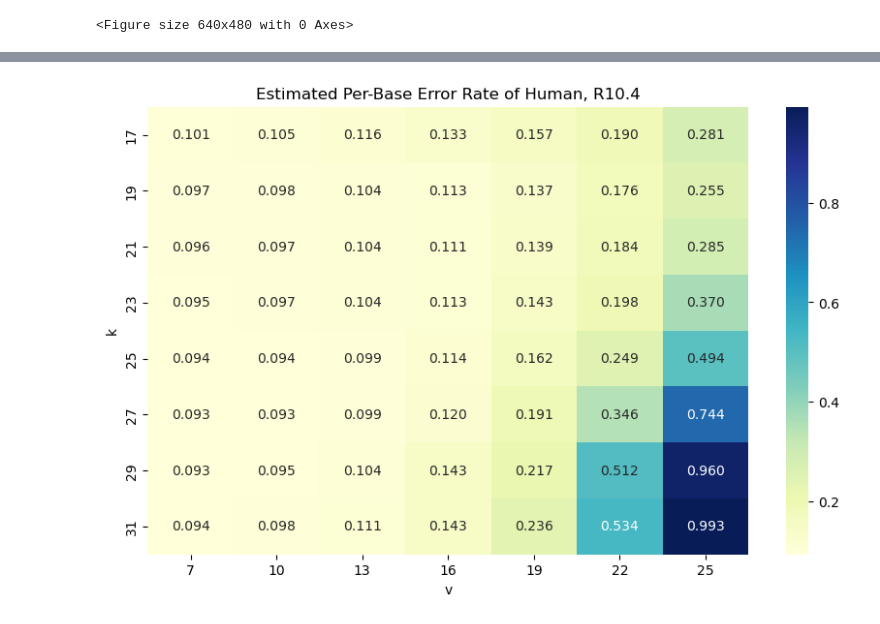
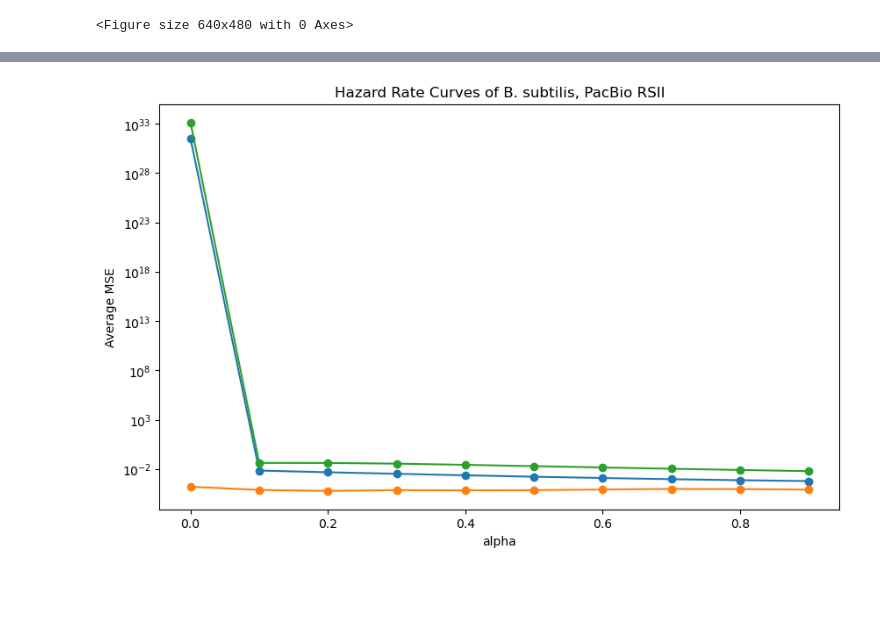
Before and after one commit to GZHoffie/skiver-test, a Jupyter notebook: experiments/parameter_dependence/plot_results_trim.ipynb, the cells around one changed output, grey strips where cells are left out. Cells and saved outputs as stored; diff of their text form; code cells hidden in the pictures; blank space fills up the shorter version.

```diff
--- a/experiments/parameter_dependence/plot_results_trim.ipynb
+++ b/experiments/parameter_dependence/plot_results_trim.ipynb
@@ -468,45 +527,72 @@ import pandas as pd
 import matplotlib.pyplot as plt
 import sklearn
 
-k_range = [17, 19, 21, 23, 25, 27, 29, 31]
-v_range = [7, 10, 13, 16, 19, 22, 25]
+k_range = [19, 21, 23, 25, 27, 29, 31]
+v_range = [7, 10, 13, 16, 19, 22]
+
+alpha_list = np.arange(0, 1, 0.1)
 
 plt.figure(figsize=(10, 6))
 
+ground_truth_survival_rate_file = "../../output/zymo/SRR7498042_ref.matched_kmers.csv"
+ground_truth_survival_rate_df = pd.read_csv(ground_truth_survival_rate_file)
+ground_truth_survival_rate = list(ground_truth_survival_rate_df["num_kmer_hit"])
+dataset_name = "B. subtilis, PacBio RSII"
 
-k_list = []
-v_list = []
-lambda_list = []
-beta_list = []
 
-for k in k_range:
-    for v in v_range:
-        hazard_rate_file = f"../../output/parameter_dependence_trim/SRR7498042_k{k}_v{v}.hazard_rate.csv"
-        hazard_rate_df = pd.read_csv(hazard_rate_file)
+hazard_rate_avg_mse_list = []
+survival_rate_avg_mse_list = []
 
-        lambda_, beta_ = fit_weibull(hazard_rate_df["t"], hazard_rate_df["hazard_ratio"], alpha=0.5)
-        k_list.append(k)
-        v_list.append(v)
-        lambda_list.append(lambda_)
-        beta_list.append(beta_)
 
-        plt.plot(hazard_rate_df["t"], hazard_rate_df["hazard_ratio"], label=f"k={k}, v={v}")
+for alpha in alpha_list:
+    k_list = []
+    v_list = []
+    lambda_list = []
+    beta_list = []
+    survival_rate_mse_list = []
+    hazard_rate_mse_list = []
+    for k in k_range:
+        for v in v_range:
+            hazard_rate_file = f"../../output/parameter_dependence_trim/SRR7498042_k{k}_v{v}.hazard_rate.csv"
+            hazard_rate_df = pd.read_csv(hazard_rate_file)
 
-results_df = pd.DataFrame({
-    "k": k_list,
-    "v": v_list,
-    "lambda": lambda_list,
-    "beta": beta_list
-})
+            lambda_, beta_ = fit_weibull(hazard_rate_df["t"], hazard_rate_df["hazard_ratio"], alpha=alpha)
+            k_list.append(k)
+            v_list.append(v)
+            lambda_list.append(lambda_)
+            beta_list.append(beta_)
+            survival_rate_mse_list.append(find_survival_rate_mise_weibull(ground_truth_survival_rate, lambda_, beta_))
+            hazard_rate_mse_list.append(find_hazard_rate_mise_weibull(ground_truth_survival_rate, lambda_, beta_))
 
-# Show the mean and std of lambda and beta
-print(f"lambda: mean={results_df['lambda'].mean()}, std={results_df['lambda'].std()}")
-print(f"beta: mean={results_df['beta'].mean()}, std={results_df['beta'].std()}")
+            plt.plot(hazard_rate_df["t"], hazard_rate_df["hazard_ratio"], label=f"k={k}, v={v}")
 
+    results_df = pd.DataFrame({
+        "k": k_list,
+        "v": v_list,
+        "lambda": lambda_list,
+        "beta": beta_list
+    })
+
+    # Show the mean and std of lambda and beta
+    #print(f"lambda: mean={results_df['lambda'].mean()}, std={results_df['lambda'].std()}")
+    #print(f"beta: mean={results_df['beta'].mean()}, std={results_df['beta'].std()}")
+
+    hazard_rate_avg_mse_list.append(hazard_rate_mse_list)
+    survival_rate_avg_mse_list.append(survival_rate_mse_list)
 
 plt.title("Hazard Rate Curves of Human, R10.4")
 plt.xlabel("t")
 plt.ylabel("Hazard Rate")
+plt.show()
+
+plt.figure(figsize=(10, 6))
+plt.plot(alpha_list, [np.mean(mse_list) for mse_list in survival_rate_avg_mse_list], marker='o')
+plt.plot(alpha_list, [np.min(mse_list) for mse_list in survival_rate_avg_mse_list], marker='o')
+plt.plot(alpha_list, [np.max(mse_list) for mse_list in survival_rate_avg_mse_list], marker='o')
+plt.yscale("log")
+plt.title(f"Hazard Rate Curves of {dataset_name}")
+plt.xlabel("alpha")
+plt.ylabel("Average MSE")
 #plt.xscale("log")
 #plt.legend()
 plt.show()
@@ -515,7 +601,9 @@ results_df = pd.DataFrame({
     "k": k_list,
     "v": v_list,
     "lambda": lambda_list,
-    "beta": beta_list
+    "beta": beta_list,
+    "survival_rate_mse": survival_rate_mse_list,
+    "hazard_rate_mse": hazard_rate_mse_list
 })
 
 results_df["per_base_error_rate"] = 1 - np.exp(-results_df["lambda"])
@@ -526,8 +614,16 @@ import seaborn as sns
 plt.figure(figsize=(10, 6))
 lambda_pivot = results_df.pivot(index="k", columns="v", values="per_base_error_rate")
 sns.heatmap(lambda_pivot, annot=True, fmt=".3f", cmap="YlGnBu")
-plt.title("Estimated Per-Base Error Rate of Human, R10.4")
+plt.title(f"Estimated Per-Base Error Rate of {dataset_name}")
 plt.xlabel("v")
 plt.ylabel("k")
 plt.show()
+
+plt.figure(figsize=(10, 6))
+survival_rate_mse_pivot = results_df.pivot(index="k", columns="v", values="survival_rate_mse")
+sns.heatmap(survival_rate_mse_pivot, annot=True, fmt=".2e", cmap="YlGnBu")
+plt.title(f"MSE of Survival Rate of {dataset_name}")
+plt.xlabel("v")
+plt.ylabel("k")
+plt.show()
 # %% [output]
@@ -537 +631 @@ beta: mean=0.8611978455284923, std=0.1751719836339538
-[figure, old version]
+[figure, new version]
```
Also changed, not shown: parts of 5 cells of this notebook.
